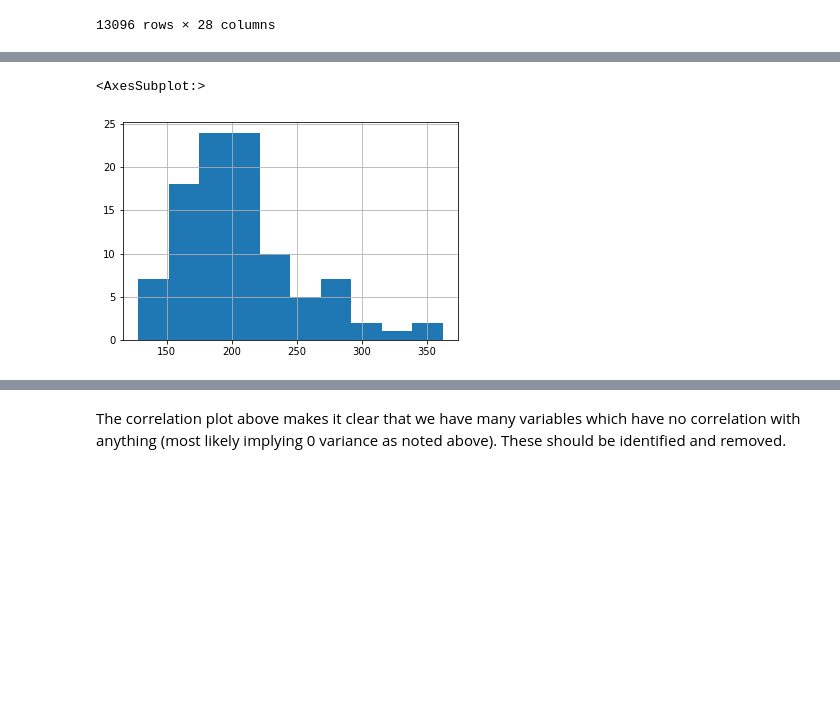
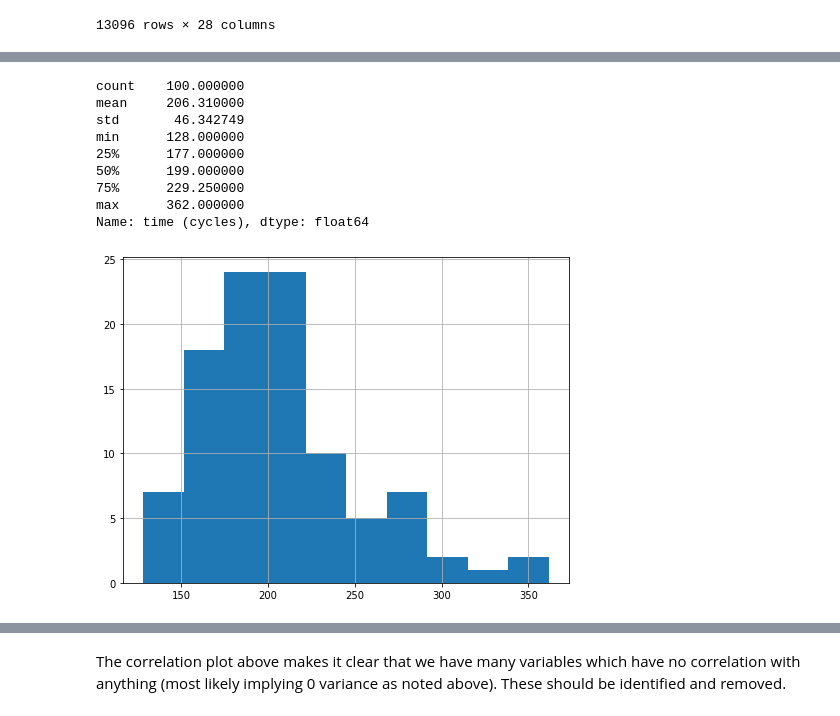
Before and after one commit to smacintyreR/sie-2021, a Jupyter notebook: siemens-ds-coding-test/SE - Task 2 - Code.ipynb, the cells around one changed output, grey strips where cells are left out. Drawn from its saved outputs; the diff is of its cells as text; code cells hidden in the pictures; blank space fills up the shorter version.

```diff
--- a/siemens-ds-coding-test/SE - Task 2 - Code.ipynb
+++ b/siemens-ds-coding-test/SE - Task 2 - Code.ipynb
@@ -139,6 +153,16 @@ df_train.describe()
 # %%
-# plot distribution of failure times
-df_train.groupby('unit').max()['time (cycles)'].hist()
+# Distribution of failure times
+t_failure = df_train.groupby('unit').max()['time (cycles)']
+t_failure.hist(figsize = (8,6))
+t_failure.describe()
 # %% [output]
-<AxesSubplot:>
+count    100.000000
+mean     206.310000
+std       46.342749
+min      128.000000
+25%      177.000000
+50%      199.000000
+75%      229.250000
+max      362.000000
+Name: time (cycles), dtype: float64
-[figure, old version]
+[figure, new version]
```
Also changed, not shown: parts of 84 cells of this notebook, 1 other file.
